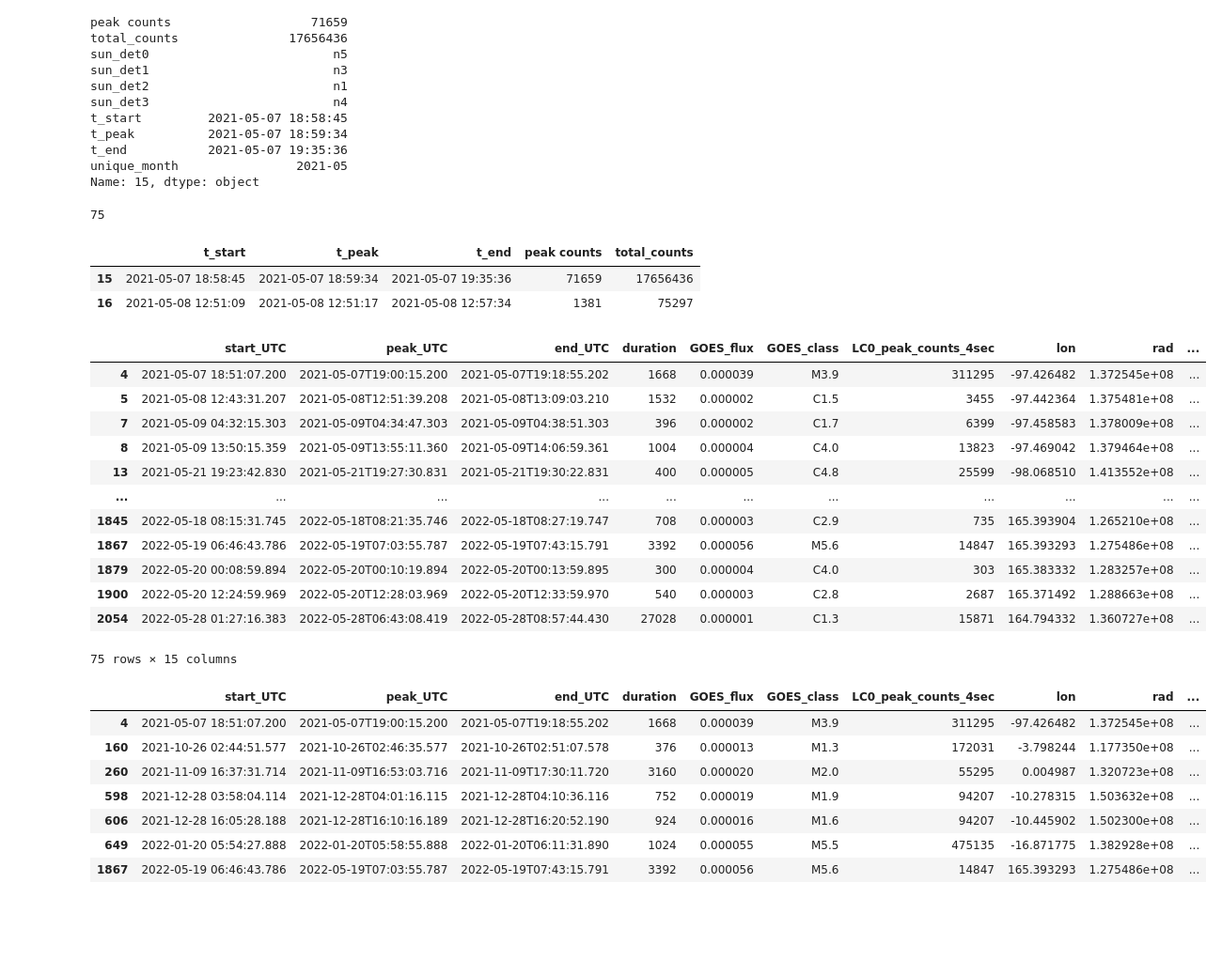
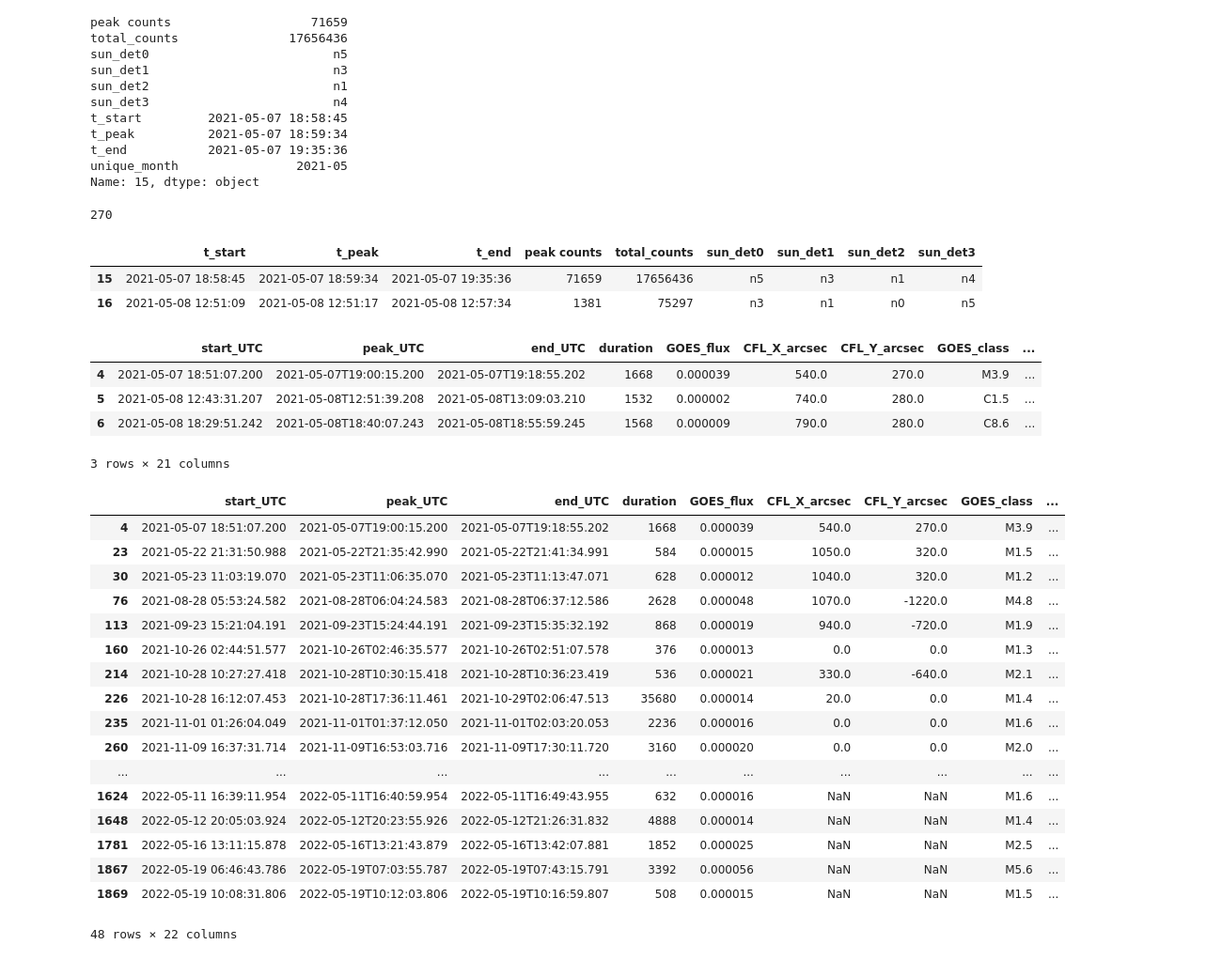
Before and after one commit to hayesla/stix_directivity_analysis, a Jupyter notebook: combining_flare_lists.ipynb, the cells around one changed output. Shown at 94% size. Cells and saved outputs as stored; diff of their text form; code cells hidden in the pictures; blank space fills up the shorter version.

```diff
--- a/combining_flare_lists.ipynb
+++ b/combining_flare_lists.ipynb
@@ -49,7 +80,7 @@ fermi_flare_compare = []
 for i in range(len(stix_flares)):
     dt = np.min(np.abs(pd.to_datetime(fermi_flares["t_peak"].values) - \
                        pd.to_datetime(stix_flares["peak_UTC"][i])))
-    if dt.total_seconds() <= 10*5:
+    if dt.total_seconds() <= 10*60:
         #print(i, dt.total_seconds())
         fermi_ind = np.argmin(np.abs(pd.to_datetime(fermi_flares["t_peak"].values) - \
                        pd.to_datetime(stix_flares["peak_UTC"][i])))
@@ -95,48 +122,54 @@ Name: 15, dtype: object
 # %%
 len(potential_flares)
 # %% [output]
-75
+270
 # %%
-fermi_info_flares = fermi_flares.iloc[potential_flares["fermi"].values][["t_start", "t_peak", "t_end", "peak counts", "total_counts"]]
+fermi_info_flares = fermi_flares.iloc[potential_flares["fermi"].values][["t_start", "t_peak", "t_end", "peak counts", "total_counts", "sun_det0", "sun_det1", "sun_det2", "sun_det3"]]
 # %%
 fermi_info_flares.head(2)
 # %% [output]
-|  | t_start | t_peak | t_end | peak counts | total_counts |
-| 15 | 2021-05-07 18:58:45 | 2021-05-07 18:59:34 | 2021-05-07 19:35:36 | 71659 | 17656436 |
-| 16 | 2021-05-08 12:51:09 | 2021-05-08 12:51:17 | 2021-05-08 12:57:34 | 1381 | 75297 |
+|  | t_start | t_peak | t_end | peak counts | total_counts | sun_det0 | sun_det1 | sun_det2 | sun_det3 |
+| 15 | 2021-05-07 18:58:45 | 2021-05-07 18:59:34 | 2021-05-07 19:35:36 | 71659 | 17656436 | n5 | n3 | n1 | n4 |
+| 16 | 2021-05-08 12:51:09 | 2021-05-08 12:51:17 | 2021-05-08 12:57:34 | 1381 | 75297 | n3 | n1 | n0 | n5 |
 # %%
 potential_flares["fermi_tstart"] = fermi_info_flares["t_start"].values
 potential_flares["fermi_tpeak"] = fermi_info_flares["t_peak"].values
 potential_flares["fermi_tend"] = fermi_info_flares["t_end"].values
 potential_flares["fermi_peak_counts"] = fermi_info_flares["peak counts"].values
 potential_flares["fermi_total_counts"] = fermi_info_flares["total_counts"].values
+potential_flares["sun_det0"] = fermi_info_flares["sun_det0"].values
+potential_flares["sun_det1"] = fermi_info_flares["sun_det1"].values
+potential_flares["sun_det2"] = fermi_info_flares["sun_det2"].values
+potential_flares["sun_det3"] = fermi_info_flares["sun_det3"].values
 # %%
-potential_flares
+potential_flares.head(3)
 # %% [output]
-|  | start_UTC | peak_UTC | end_UTC | duration | GOES_flux | GOES_class | LC0_peak_counts_4sec | lon | rad | ... |
-| 4 | 2021-05-07 18:51:07.200 | 2021-05-07T19:00:15.200 | 2021-05-07T19:18:55.202 | 1668 | 0.000039 | M3.9 | 311295 | -97.426482 | 1.372545e+08 | ... |
-| 5 | 2021-05-08 12:43:31.207 | 2021-05-08T12:51:39.208 | 2021-05-08T13:09:03.210 | 1532 | 0.000002 | C1.5 | 3455 | -97.442364 | 1.375481e+08 | ... |
-| 7 | 2021-05-09 04:32:15.303 | 2021-05-09T04:34:47.303 | 2021-05-09T04:38:51.303 | 396 | 0.000002 | C1.7 | 6399 | -97.458583 | 1.378009e+08 | ... |
-| 8 | 2021-05-09 13:50:15.359 | 2021-05-09T13:55:11.360 | 2021-05-09T14:06:59.361 | 1004 | 0.000004 | C4.0 | 13823 | -97.469042 | 1.379464e+08 | ... |
-| 13 | 2021-05-21 19:23:42.830 | 2021-05-21T19:27:30.831 | 2021-05-21T19:30:22.831 | 400 | 0.000005 | C4.8 | 25599 | -98.068510 | 1.413552e+08 | ... |
-| ... | ... | ... | ... | ... | ... | ... | ... | ... | ... | ... |
-| 1845 | 2022-05-18 08:15:31.745 | 2022-05-18T08:21:35.746 | 2022-05-18T08:27:19.747 | 708 | 0.000003 | C2.9 | 735 | 165.393904 | 1.265210e+08 | ... |
-| 1867 | 2022-05-19 06:46:43.786 | 2022-05-19T07:03:55.787 | 2022-05-19T07:43:15.791 | 3392 | 0.000056 | M5.6 | 14847 | 165.393293 | 1.275486e+08 | ... |
-| 1879 | 2022-05-20 00:08:59.894 | 2022-05-20T00:10:19.894 | 2022-05-20T00:13:59.895 | 300 | 0.000004 | C4.0 | 303 | 165.383332 | 1.283257e+08 | ... |
-| 1900 | 2022-05-20 12:24:59.969 | 2022-05-20T12:28:03.969 | 2022-05-20T12:33:59.970 | 540 | 0.000003 | C2.8 | 2687 | 165.371492 | 1.288663e+08 | ... |
-| 2054 | 2022-05-28 01:27:16.383 | 2022-05-28T06:43:08.419 | 2022-05-28T08:57:44.430 | 27028 | 0.000001 | C1.3 | 15871 | 164.794332 | 1.360727e+08 | ... |
+|  | start_UTC | peak_UTC | end_UTC | duration | GOES_flux | CFL_X_arcsec | CFL_Y_arcsec | GOES_class | ... |
+| 4 | 2021-05-07 18:51:07.200 | 2021-05-07T19:00:15.200 | 2021-05-07T19:18:55.202 | 1668 | 0.000039 | 540.0 | 270.0 | M3.9 | ... |
+| 5 | 2021-05-08 12:43:31.207 | 2021-05-08T12:51:39.208 | 2021-05-08T13:09:03.210 | 1532 | 0.000002 | 740.0 | 280.0 | C1.5 | ... |
+| 6 | 2021-05-08 18:29:51.242 | 2021-05-08T18:40:07.243 | 2021-05-08T18:55:59.245 | 1568 | 0.000009 | 790.0 | 280.0 | C8.6 | ... |
-75 rows × 15 columns
+3 rows × 21 columns
 # %%
 potential_flares["goes_class_ind"] = [x[0] for x in potential_flares["GOES_class"]]
 # %%
 potential_flares[potential_flares["goes_class_ind"].isin(["X", "M"])]
 # %% [output]
-|  | start_UTC | peak_UTC | end_UTC | duration | GOES_flux | GOES_class | LC0_peak_counts_4sec | lon | rad | ... |
-| 4 | 2021-05-07 18:51:07.200 | 2021-05-07T19:00:15.200 | 2021-05-07T19:18:55.202 | 1668 | 0.000039 | M3.9 | 311295 | -97.426482 | 1.372545e+08 | ... |
-| 160 | 2021-10-26 02:44:51.577 | 2021-10-26T02:46:35.577 | 2021-10-26T02:51:07.578 | 376 | 0.000013 | M1.3 | 172031 | -3.798244 | 1.177350e+08 | ... |
-| 260 | 2021-11-09 16:37:31.714 | 2021-11-09T16:53:03.716 | 2021-11-09T17:30:11.720 | 3160 | 0.000020 | M2.0 | 55295 | 0.004987 | 1.320723e+08 | ... |
-| 598 | 2021-12-28 03:58:04.114 | 2021-12-28T04:01:16.115 | 2021-12-28T04:10:36.116 | 752 | 0.000019 | M1.9 | 94207 | -10.278315 | 1.503632e+08 | ... |
-| 606 | 2021-12-28 16:05:28.188 | 2021-12-28T16:10:16.189 | 2021-12-28T16:20:52.190 | 924 | 0.000016 | M1.6 | 94207 | -10.445902 | 1.502300e+08 | ... |
-| 649 | 2022-01-20 05:54:27.888 | 2022-01-20T05:58:55.888 | 2022-01-20T06:11:31.890 | 1024 | 0.000055 | M5.5 | 475135 | -16.871775 | 1.382928e+08 | ... |
-| 1867 | 2022-05-19 06:46:43.786 | 2022-05-19T07:03:55.787 | 2022-05-19T07:43:15.791 | 3392 | 0.000056 | M5.6 | 14847 | 165.393293 | 1.275486e+08 | ... |
+|  | start_UTC | peak_UTC | end_UTC | duration | GOES_flux | CFL_X_arcsec | CFL_Y_arcsec | GOES_class | ... |
+| 4 | 2021-05-07 18:51:07.200 | 2021-05-07T19:00:15.200 | 2021-05-07T19:18:55.202 | 1668 | 0.000039 | 540.0 | 270.0 | M3.9 | ... |
+| 23 | 2021-05-22 21:31:50.988 | 2021-05-22T21:35:42.990 | 2021-05-22T21:41:34.991 | 584 | 0.000015 | 1050.0 | 320.0 | M1.5 | ... |
+| 30 | 2021-05-23 11:03:19.070 | 2021-05-23T11:06:35.070 | 2021-05-23T11:13:47.071 | 628 | 0.000012 | 1040.0 | 320.0 | M1.2 | ... |
+| 76 | 2021-08-28 05:53:24.582 | 2021-08-28T06:04:24.583 | 2021-08-28T06:37:12.586 | 2628 | 0.000048 | 1070.0 | -1220.0 | M4.8 | ... |
+| 113 | 2021-09-23 15:21:04.191 | 2021-09-23T15:24:44.191 | 2021-09-23T15:35:32.192 | 868 | 0.000019 | 940.0 | -720.0 | M1.9 | ... |
+| 160 | 2021-10-26 02:44:51.577 | 2021-10-26T02:46:35.577 | 2021-10-26T02:51:07.578 | 376 | 0.000013 | 0.0 | 0.0 | M1.3 | ... |
+| 214 | 2021-10-28 10:27:27.418 | 2021-10-28T10:30:15.418 | 2021-10-28T10:36:23.419 | 536 | 0.000021 | 330.0 | -640.0 | M2.1 | ... |
+| 226 | 2021-10-28 16:12:07.453 | 2021-10-28T17:36:11.461 | 2021-10-29T02:06:47.513 | 35680 | 0.000014 | 20.0 | 0.0 | M1.4 | ... |
+| 235 | 2021-11-01 01:26:04.049 | 2021-11-01T01:37:12.050 | 2021-11-01T02:03:20.053 | 2236 | 0.000016 | 0.0 | 0.0 | M1.6 | ... |
+| 260 | 2021-11-09 16:37:31.714 | 2021-11-09T16:53:03.716 | 2021-11-09T17:30:11.720 | 3160 | 0.000020 | 0.0 | 0.0 | M2.0 | ... |
+| ... | ... | ... | ... | ... | ... | ... | ... | ... | ... |
+| 1624 | 2022-05-11 16:39:11.954 | 2022-05-11T16:40:59.954 | 2022-05-11T16:49:43.955 | 632 | 0.000016 | NaN | NaN | M1.6 | ... |
+| 1648 | 2022-05-12 20:05:03.924 | 2022-05-12T20:23:55.926 | 2022-05-12T21:26:31.832 | 4888 | 0.000014 | NaN | NaN | M1.4 | ... |
+| 1781 | 2022-05-16 13:11:15.878 | 2022-05-16T13:21:43.879 | 2022-05-16T13:42:07.881 | 1852 | 0.000025 | NaN | NaN | M2.5 | ... |
+| 1867 | 2022-05-19 06:46:43.786 | 2022-05-19T07:03:55.787 | 2022-05-19T07:43:15.791 | 3392 | 0.000056 | NaN | NaN | M5.6 | ... |
+| 1869 | 2022-05-19 10:08:31.806 | 2022-05-19T10:12:03.806 | 2022-05-19T10:16:59.807 | 508 | 0.000015 | NaN | NaN | M1.5 | ... |
+48 rows × 22 columns
 # %%
```
Also changed, not shown: parts of 19 cells of this notebook, 3 other files.
